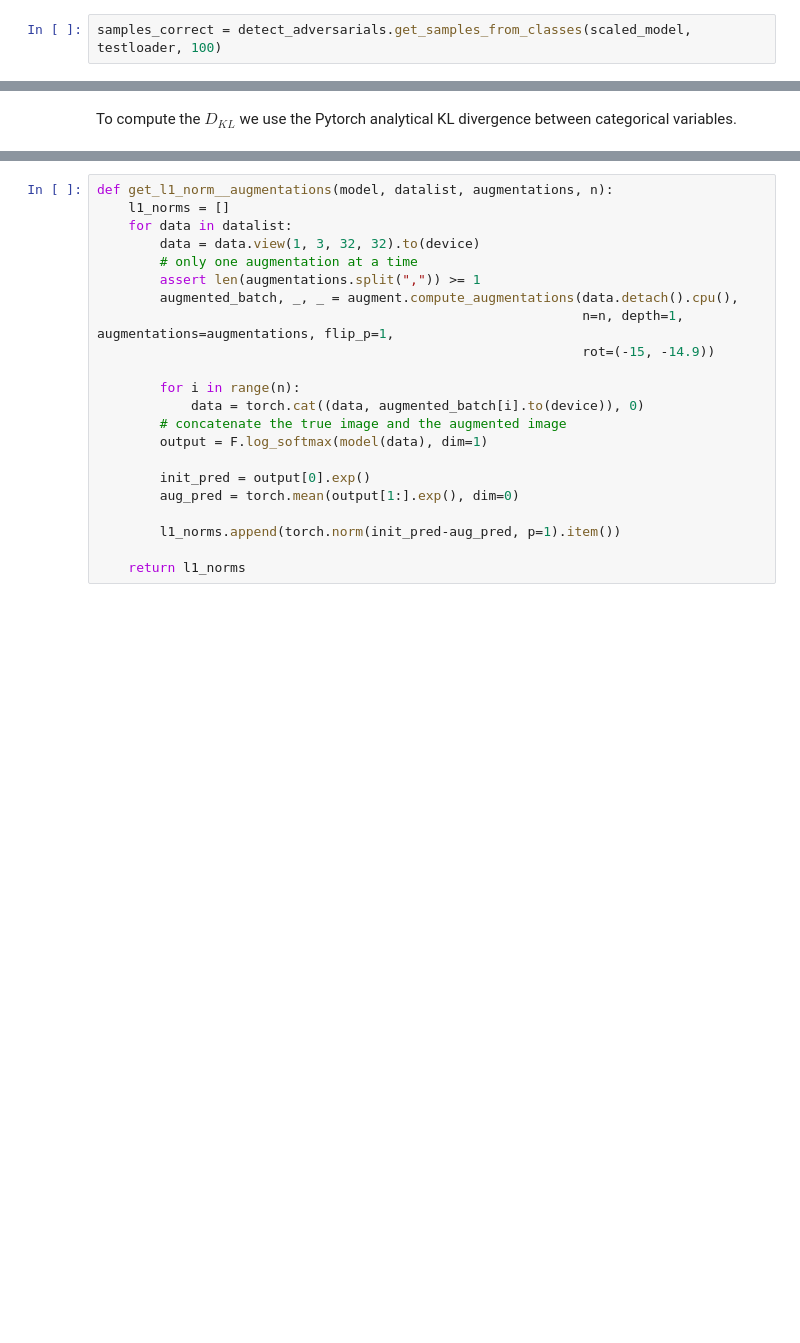
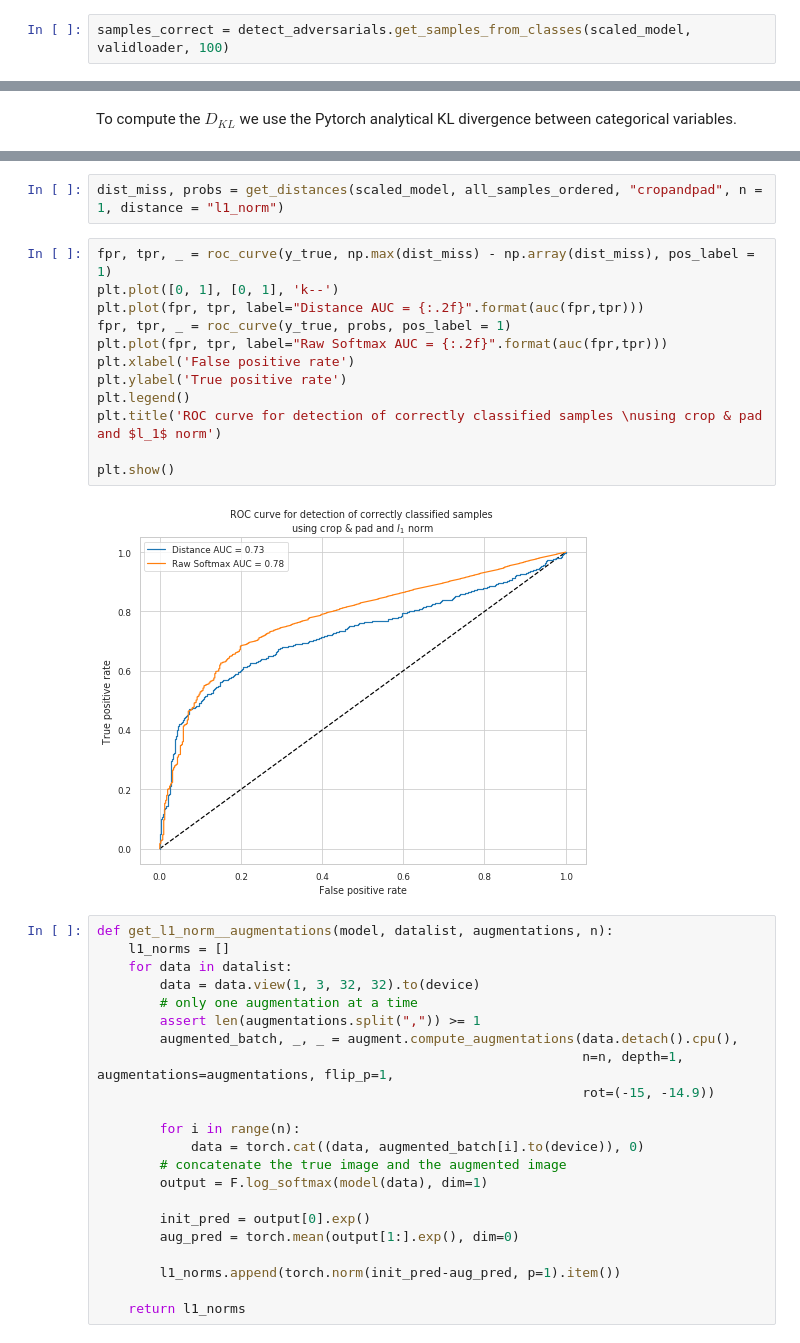
Before and after one commit to apra/adversarial_augmentation, a Jupyter notebook: main.ipynb, the cells around one changed output, grey strips where cells are left out. Cells and saved outputs as stored; diff of their text form; blank space fills up the shorter version.

```diff
--- a/main.ipynb
+++ b/main.ipynb
@@ -431,3 +492,3 @@ good_adversarials = detect_adversarials.get_good_adversarial(scaled_model, testl
 # %%
-samples_correct = detect_adversarials.get_samples_from_classes(scaled_model, testloader, 100)
+samples_correct = detect_adversarials.get_samples_from_classes(scaled_model, validloader, 100)
 # %%
@@ -437,3 +549,19 @@ To compute the $D_{KL}$ we use the Pytorch analytical KL divergence between cate
+# %%
+dist_miss, probs = get_distances(scaled_model, all_samples_ordered, "cropandpad", n = 1, distance = "l1_norm")
+# %%
+fpr, tpr, _ = roc_curve(y_true, np.max(dist_miss) - np.array(dist_miss), pos_label = 1)
+plt.plot([0, 1], [0, 1], 'k--')
+plt.plot(fpr, tpr, label="Distance AUC = {:.2f}".format(auc(fpr,tpr)))
+fpr, tpr, _ = roc_curve(y_true, probs, pos_label = 1)
+plt.plot(fpr, tpr, label="Raw Softmax AUC = {:.2f}".format(auc(fpr,tpr)))
+plt.xlabel('False positive rate')
+plt.ylabel('True positive rate')
+plt.legend()
+plt.title('ROC curve for detection of correctly classified samples \nusing crop & pad and $l_1$ norm')
+
+plt.show()
+# %% [output]
+[figure, added]
 # %%
 def get_l1_norm__augmentations(model, datalist, augmentations, n):
     l1_norms = []
```
Also changed, not shown: parts of 13 cells of this notebook, 4 other files.
